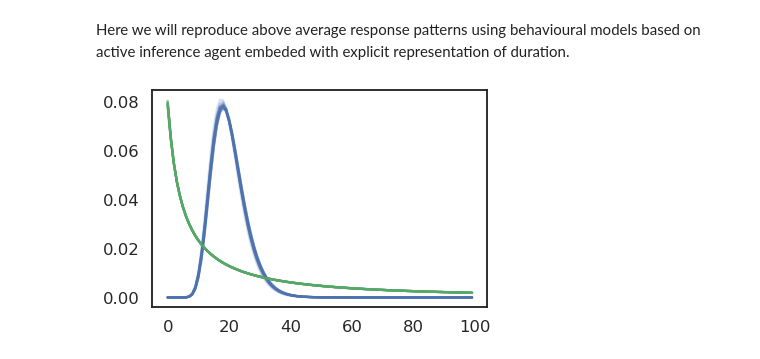
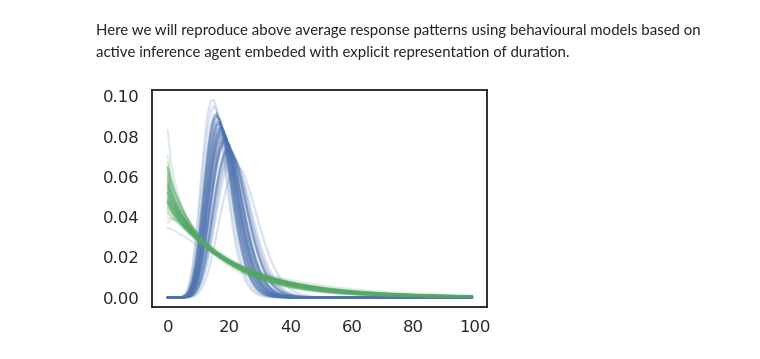
Before and after one commit to dimarkov/pybefit, a Jupyter notebook: examples/temp_rev_learn/analyse_behavioural_data.ipynb, the cells around one changed output. Saved outputs shown, nothing was run; the diff lists cells and outputs as text; code cells hidden in the pictures.

```diff
--- a/examples/temp_rev_learn/analyse_behavioural_data.ipynb
+++ b/examples/temp_rev_learn/analyse_behavioural_data.ipynb
@@ -227,7 +362,7 @@ mean =  tensor(19.4488)
 Here we will reproduce above average response patterns using behavioural models based on active inference agent embeded with explicit representation of duration.
 # %%
 blocks = 1 # number of blocks
-nsub = 50  # number of subjects
+nsub = 100  # number of subjects
 trials = 1000  # number of samples
 
 from torch import zeros, ones, tensor
@@ -259,25 +394,28 @@ irr_stimuli = {'states': irr_states,
 irr_temprev = TempRevLearn(irr_stimuli, nsub=nsub)
 
 # agents in condition with regular reversals
-trans_pars = torch.stack([tensor([[3., -2., 2., -.25, 0., 0.]]) + torch.randn(nsub//2, 6)*torch.tensor([.01, .01, .1, .1, .1, .1]),
-                           tensor([[3., 2., 2., -.25, 0., 0.]]) + torch.randn(nsub//2, 6)*torch.tensor([.01, .01, .1, .1, .1, .1])],
-                         dim=0).reshape(-1, 6)
+trans_pars = torch.stack([tensor([[16., .2, 2., -.25, 0., 0., 0.]]) + torch.randn(nsub//2, 7)*torch.tensor([.1, .1, .1, .1, .1, .1, .1]),
+                           tensor([[.5, -3, 2., -.25, 0., 0., 0.]]) + torch.randn(nsub//2, 7)*torch.tensor([.1, .1, .1, .1, .1, .1, .1])],
+                         dim=0).reshape(-1, 7)
 
 edhmm_agent1 = BayesTempRevLearn(runs=nsub, trials=trials)
 edhmm_agent1.set_parameters(trans_pars)
 
 sim1 = Simulator(reg_temprev, edhmm_agent1, runs=nsub, trials=trials)
 sim1.simulate_experiment()
+sim1.format_stimuli_and_responses();
 
 edhmm_agent2 = BayesTempRevLearn(runs=nsub, trials=trials)
 edhmm_agent2.set_parameters(trans_pars)
 
 sim2 = Simulator(irr_temprev, edhmm_agent2, runs=nsub, trials=trials)
 sim2.simulate_experiment()
+sim2.format_stimuli_and_responses();
 # %%
 # plot priors over durations
-plt.plot(edhmm_agent2.pd.numpy()[:nsub//2].T, 'b', alpha=.2);
-plt.plot(edhmm_agent2.pd.numpy()[nsub//2:].T, 'g', alpha=.2);
+d = torch.arange(1., edhmm_agent1.nd+1.)
+plt.plot(edhmm_agent1.pd.numpy()[:nsub//2].T, 'b', alpha=.2);
+plt.plot(edhmm_agent1.pd.numpy()[nsub//2:].T, 'g', alpha=.2);
 # %% [output]
-[figure, old version]
+[figure, new version]
 # %%
```
Also changed, not shown: parts of 29 cells of this notebook.
